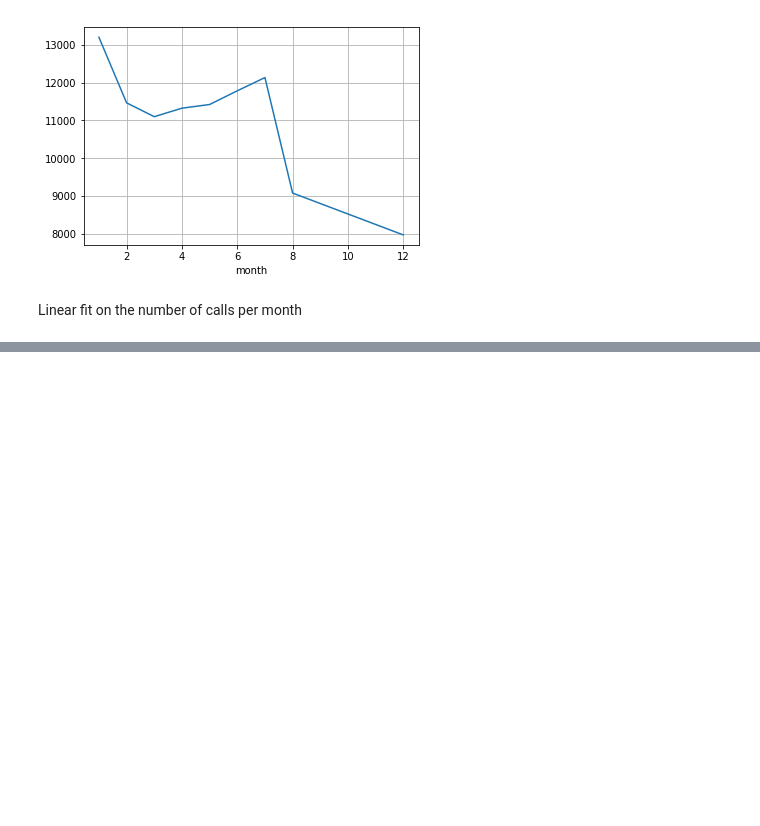
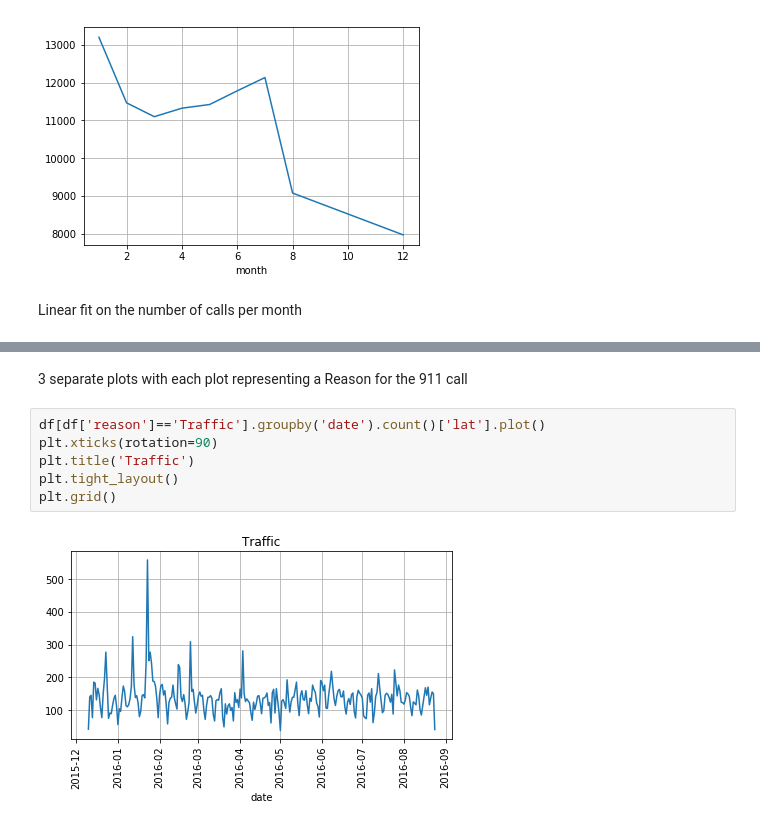
Before and after one commit to sensoumya/Data-Plotting-using-Flask, a Jupyter notebook: Data Capstone project/dataCapstone.ipynb, the cells around one changed output, grey strips where cells are left out. Saved outputs shown, nothing was run; the diff lists cells and outputs as text; blank space fills up the shorter version.

```diff
--- a/Data Capstone project/dataCapstone.ipynb
+++ b/Data Capstone project/dataCapstone.ipynb
@@ -189,0 +181,10 @@ plt.grid()
+# %% [markdown]
+3 separate plots with each plot representing a Reason for the 911 call
+# %%
+df[df['reason']=='Traffic'].groupby('date').count()['lat'].plot()
+plt.xticks(rotation=90)
+plt.title('Traffic')
+plt.tight_layout()
+plt.grid()
+# %% [output]
+[figure, added]
```
Also changed, not shown: parts of 17 cells of this notebook.
